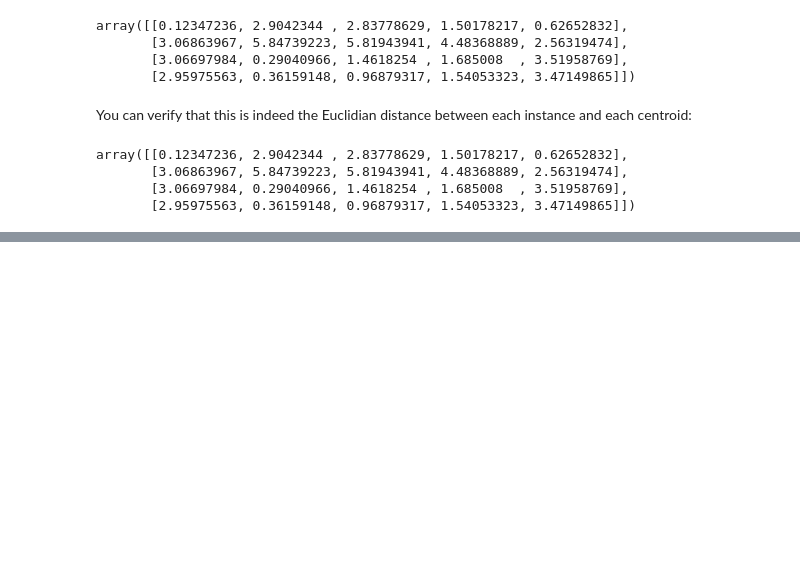
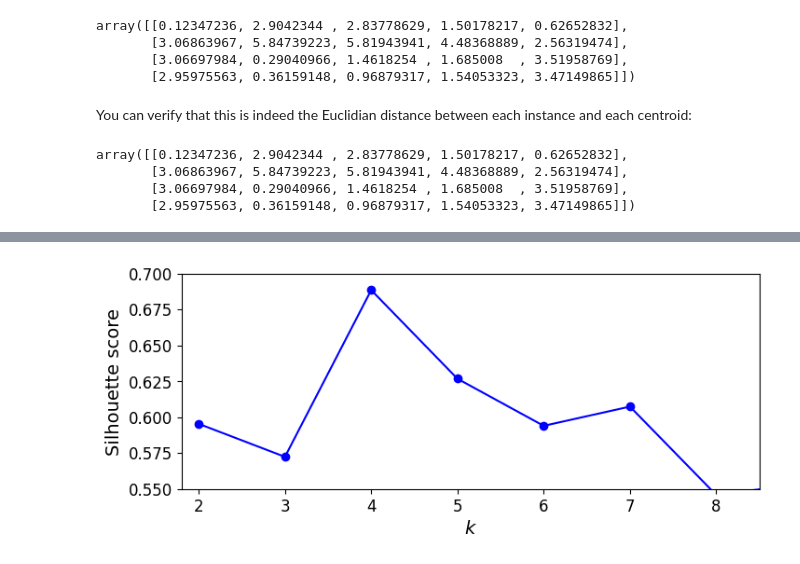
Before and after one commit to jocoolner/ML_Selfstudy, a Jupyter notebook: C9.ipynb, the cells around one changed output, grey strips where cells are left out. Cells and saved outputs as stored; diff of their text form; code cells hidden in the pictures; blank space fills up the shorter version.

```diff
--- a/C9.ipynb
+++ b/C9.ipynb
@@ -179,0 +270,12 @@ array([[0.12347236, 2.9042344 , 2.83778629, 1.50178217, 0.62652832],
+# %%
+silhouette_scores = [silhouette_score(X, model.labels_)
+                     for model in kmeans_per_k[1:]]
+# %%
+plt.figure(figsize=(8, 3))
+plt.plot(range(2, 10), silhouette_scores, "bo-")
+plt.xlabel("$k$", fontsize=14)
+plt.ylabel("Silhouette score", fontsize=14)
+plt.axis([1.8, 8.5, 0.55, 0.7])
+plt.show()
+# %% [output]
+[figure, added]
```
Also changed, not shown: parts of 18 cells of this notebook.
